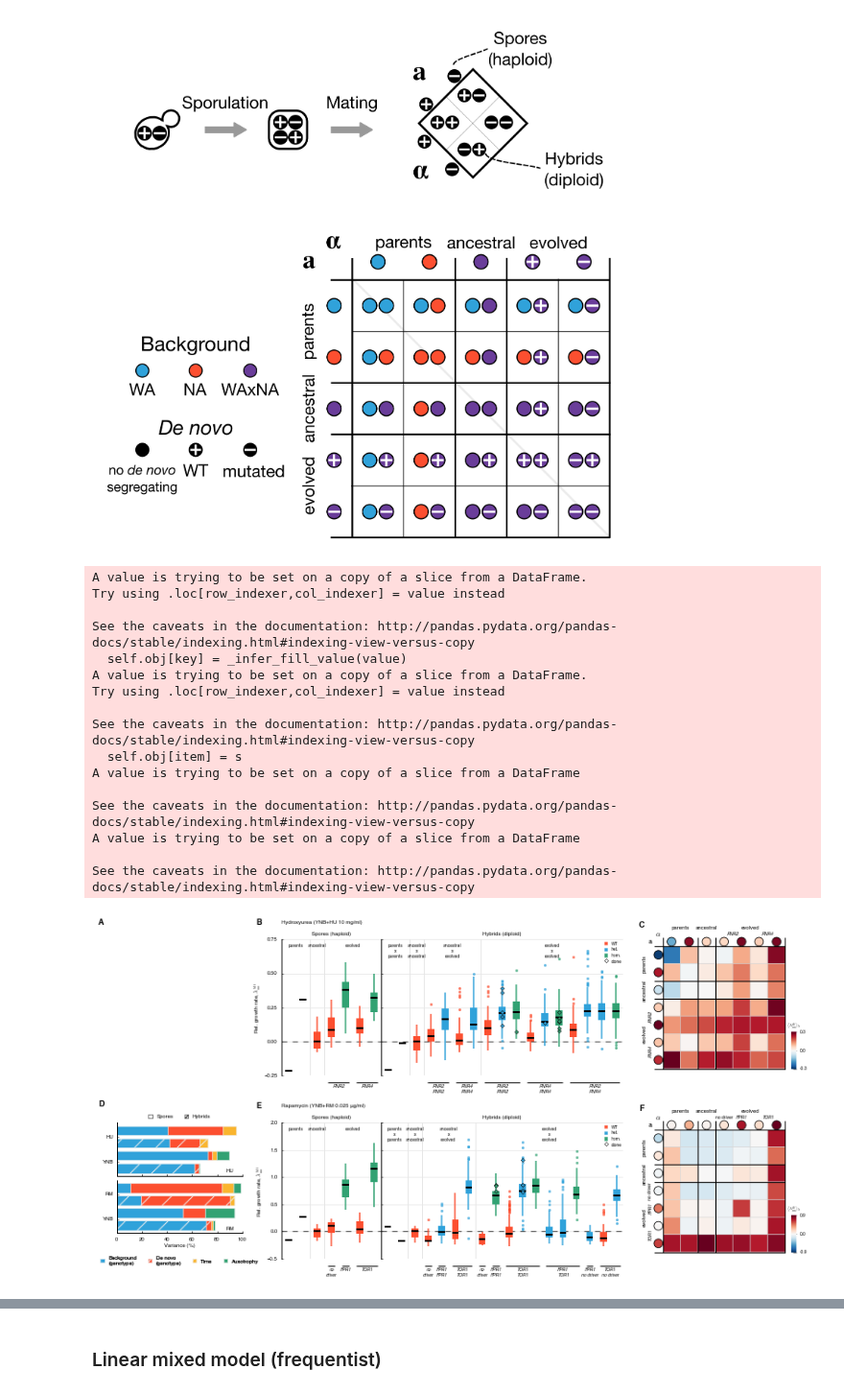
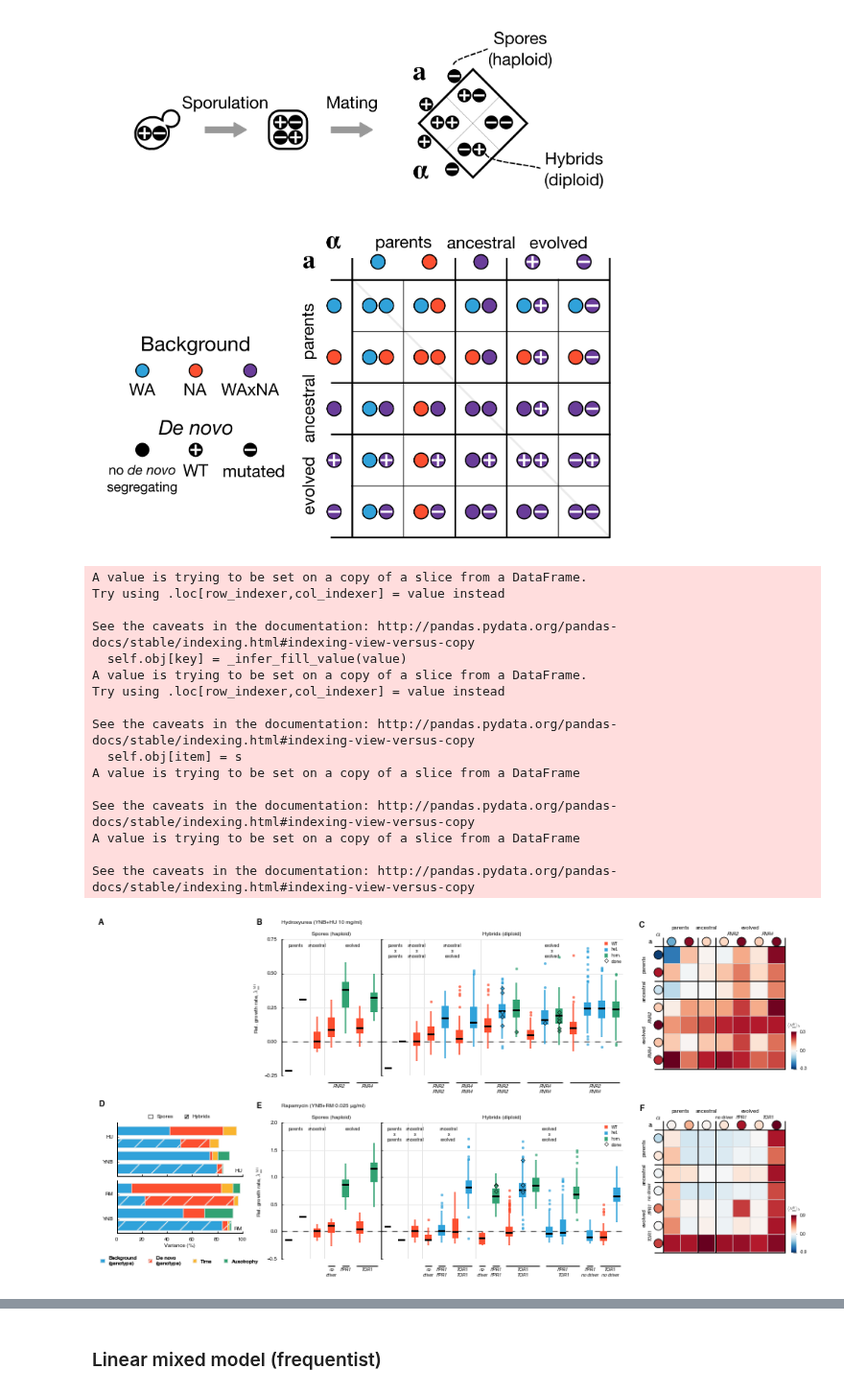
Before and after one commit to ivazquez/clonal-heterogeneity, a Jupyter notebook: src/figure4.ipynb, the cells around one changed output, grey strips where cells are left out. Shown at 96% size. Saved outputs shown, nothing was run; the diff lists cells and outputs as text; code cells hidden in the pictures.

```diff
--- a/src/figure4.ipynb
+++ b/src/figure4.ipynb
@@ -172,3 +174,6 @@ clone_norm_df.head()
+# %%
+lmm_fit = pd.read_csv(dir_data+'pheno/genetic-cross/lmm_fit.csv')
+lmm_var_comp = pd.read_csv(dir_data+'pheno/genetic-cross/lmm_var_components.csv')
 # %% [markdown]
 We need to filter and sort the vector of spore phenotypes and matrix of hybrid phenotypes by environment.
 # %%
@@ -486,42 +491,56 @@ for (ii, (env_evo, env_test)) in enumerate([('HU','HU'),('RM','RM')]):
     ax.tick_params(axis='both', which='major', size=0, pad=18)
 
 ### Variance components ###
-sdf = spores_norm_df
-sdf = sdf[sdf.group.isin(['ancestral','evolved'])]
-sdf = sdf[np.isfinite(sdf[param])]
+# sdf = spores_norm_df
+# sdf = sdf[sdf.group.isin(['ancestral','evolved'])]
+# sdf = sdf[np.isfinite(sdf[param])]
 
-hdf = hybrids_norm_df
-hdf = hdf[hdf.group.isin([('ancestral','ancestral'),('ancestral','evolved'),('evolved','evolved')])]
-hdf = hdf[np.isfinite(hdf[param])]
+# hdf = hybrids_norm_df
+# hdf = hdf[hdf.group.isin([('ancestral','ancestral'),('ancestral','evolved'),('evolved','evolved')])]
+# hdf = hdf[np.isfinite(hdf[param])]
 
-formula = 'growth_rate ~ C(group) + C(genotype_long) + C(auxotrophy) + C(individual)'
-tsdf = sdf.groupby(['selection','environment']).apply(lmm.variance_vectors, formula)
-thdf = hdf.groupby(['selection','environment']).apply(lmm.variance_vectors, formula)
-df = pd.concat([tsdf['var_explained'], thdf['var_explained']], keys=['spores','hybrids'], names=['type'])
+# formula = 'growth_rate ~ C(group) + C(genotype_long) + C(auxotrophy) + C(individual)'
+# tsdf = sdf.groupby(['selection','environment']).apply(lmm.variance_vectors, formula)
+# thdf = hdf.groupby(['selection','environment']).apply(lmm.variance_vectors, formula)
+# lmm_var_comp = pd.concat([tsdf['var_explained'], thdf['var_explained']], keys=['spores','hybrids'], names=['type'])
+
+# # fix columns
+# lmm_var_comp = lmm_var_comp.rename(
+#     columns={
+#         'C(group)':'Time',
+#         'C(genotype_long)':'De novo\n(genotype)',
+#         'C(auxotrophy)':'Auxotrophy',
+#         'C(individual)':'Background\n(genotype)',
+#     }
+# )
+
+# order = ['Background\n(genotype)','De novo\n(genotype)','Time','Auxotrophy']
+# order = [val for val in order if val in df.columns]
+# lmm_var_comp = lmm_var_comp[order]
+
+# # fix index
+# lmm_var_comp = lmm_var_comp.swaplevel('type', 'selection')
+# lmm_var_comp = lmm_var_comp.swaplevel('type', 'environment')
+# lmm_var_comp = lmm_var_comp.sort_index(level=['selection','environment','type'])
+# lmm_var_comp = lmm_var_comp.sort_index(ascending=False)
+
+var_comp = lmm_var_comp.set_index(['selection','environment','type'])
+var_comp = var_comp.sort_index(level=['selection','environment','type'])
+var_comp = var_comp.sort_index(ascending=[False,False,True])
 
 # fix columns
-df = df.rename(
+var_comp = var_comp.rename(
     columns={
-        'C(group)':'Time',
-        'C(genotype_long)':'De novo\n(genotype)',
-        'C(auxotrophy)':'Auxotrophy',
-        'C(individual)':'Background\n(genotype)',
+        'background (genotype)':'Background\n(genotype)',
+        'de novo (genotype)':'De novo\n(genotype)',
+        'time':'Time',
+        'auxotrophy':'Auxotrophy'
     }
 )
 
-order = ['Background\n(genotype)','De novo\n(genotype)','Time','Auxotrophy']
-order = [val for val in order if val in df.columns]
-df = df[order]
-
-# fix index
-df = df.swaplevel('type', 'selection')
-df = df.swaplevel('type', 'environment')
-df = df.sort_index(level=['selection','environment','type'])
-df = df.sort_index(ascending=False)
-
 axes = {}
 
-for ii, (env_evo, ge) in enumerate(df.groupby(level='selection')):
+for ii, (env_evo, ge) in enumerate(var_comp.groupby(level='selection')):
 
     if env_evo=='HU':
         axes[env_evo] = plt.subplot(gs['variance'][ii])
@@ -555,8 +574,8 @@ for ii, (env_evo, ge) in enumerate(df.groupby(level='selection')):
     ax.set_yticklabels(ylabels.keys(), fontsize=6)
 
     # annotate panels and axis
-    ax.annotate(env_evo, xy=(0.9, 0.05), xycoords=('axes fraction', 'axes fraction'),
-                ha='center', va='bottom', fontsize=6)
+    ax.annotate(env_evo, xy=(1, 0.05), xycoords=('axes fraction', 'axes fraction'),
+                ha='right', va='bottom', fontsize=6)
 
     ax.tick_params(axis='both', which='major', labelsize=6, size=2)
 
@@ -573,32 +592,32 @@ s_artist = patches.Rectangle((0,0), width=1, height=1,
 h_artist = patches.Rectangle((0,0), width=1, height=1, hatch='///',
                              facecolor='w', edgecolor='k')
 
 leg2 = axes['HU'].legend([s_artist,h_artist], ['Spores','Hybrids'],
                          bbox_to_anchor=(0.5, 1.2), ncol=2,
                          frameon=False, loc='upper center',
                          borderaxespad=0, handlelength=0.75, prop={'size':6})
 
 ax.add_artist(leg1)
 
 fig.savefig(dir_paper+'figures/figure4/figure4.png', dpi=300, bbox_inches='tight')
 fig.savefig(dir_paper+'figures/figure4/figure4.svg', dpi=300, bbox_inches='tight')
 plt.show()
 # %% [output]
 A value is trying to be set on a copy of a slice from a DataFrame.
 Try using .loc[row_indexer,col_indexer] = value instead
 
 See the caveats in the documentation: http://pandas.pydata.org/pandas-docs/stable/indexing.html#indexing-view-versus-copy
   self.obj[key] = _infer_fill_value(value)
 A value is trying to be set on a copy of a slice from a DataFrame.
 Try using .loc[row_indexer,col_indexer] = value instead
 
 See the caveats in the documentation: http://pandas.pydata.org/pandas-docs/stable/indexing.html#indexing-view-versus-copy
   self.obj[item] = s
 A value is trying to be set on a copy of a slice from a DataFrame
 
 See the caveats in the documentation: http://pandas.pydata.org/pandas-docs/stable/indexing.html#indexing-view-versus-copy
 A value is trying to be set on a copy of a slice from a DataFrame
 
 See the caveats in the documentation: http://pandas.pydata.org/pandas-docs/stable/indexing.html#indexing-view-versus-copy
-[figure, old version]
+[figure, new version]
 # %% [markdown]
```
Also changed, not shown: parts of 14 cells of this notebook, 10 other files.
